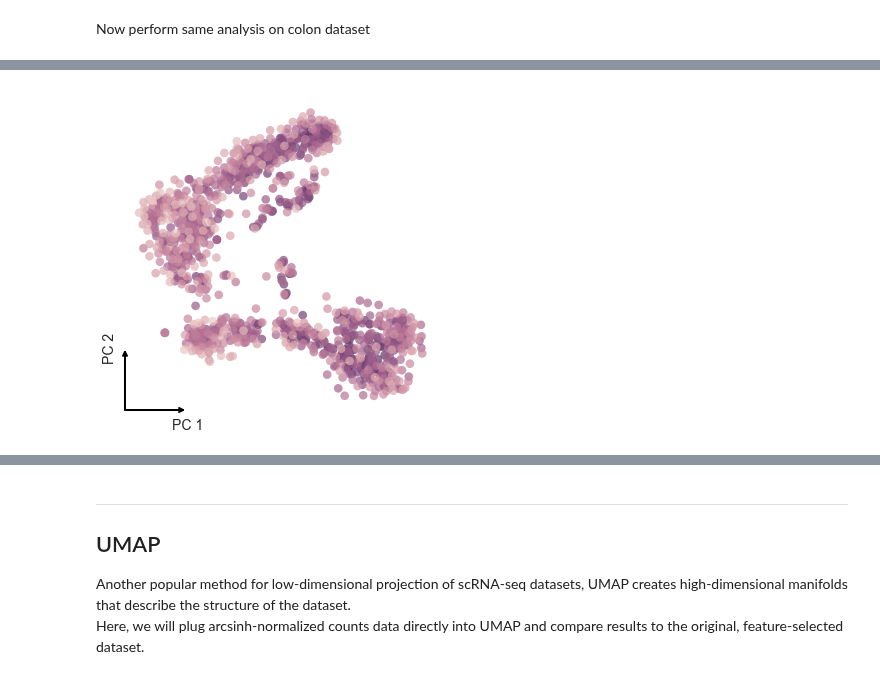
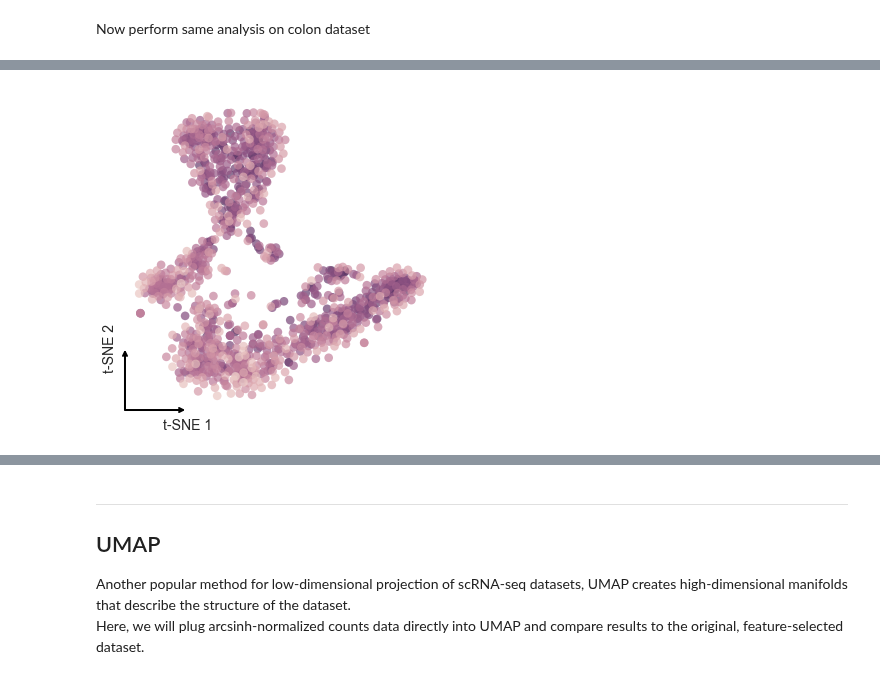
Before and after one commit to codyheiser/furry-couscous, a Jupyter notebook: dev/native_comparison.ipynb, the cells around one changed output, grey strips where cells are left out. Saved outputs shown, nothing was run; the diff lists cells and outputs as text; code cells hidden in the pictures.

```diff
--- a/dev/native_comparison.ipynb
+++ b/dev/native_comparison.ipynb
@@ -172,6 +174,6 @@ sc.tl.tsne(colon_sel, use_rep='X', perplexity=30, random_state=18)
 # %%
-plot_DR(colon_sel.obsm['X_tsne'], color=colon_sel.obs['log1p_total_counts'], dim_name='PC')
+DR_plot(dim_name='t-SNE').plot(colon_sel.obsm['X_tsne'], color=colon_sel.obs['log1p_total_counts'])
 # %% [output]
-[figure, old version]
+[figure, new version]
 # %%
 sc.tl.tsne(colon, use_rep='X_pca', n_pcs=500, perplexity=30, random_state=18)
```
Also changed, not shown: parts of 68 cells of this notebook, 3 other files.
